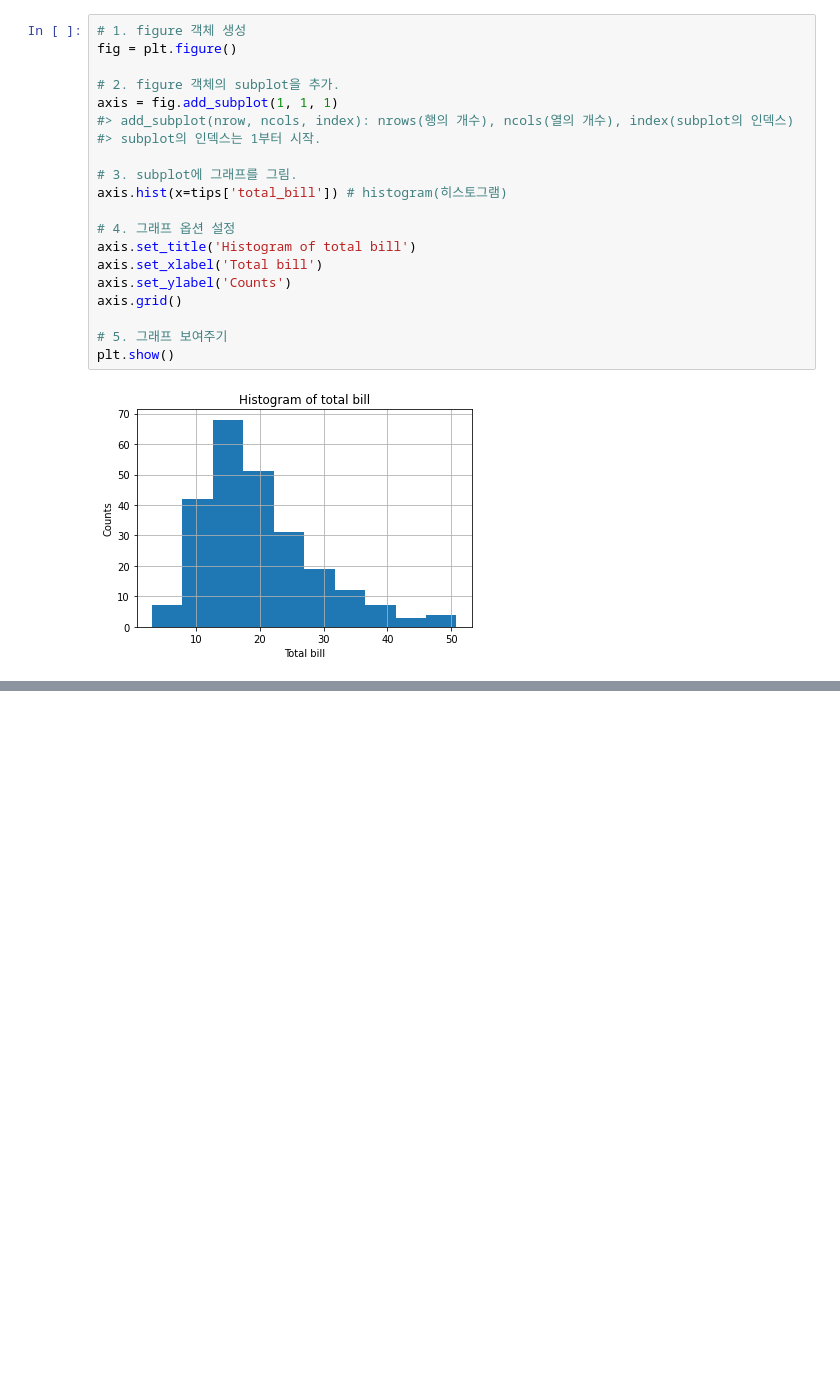
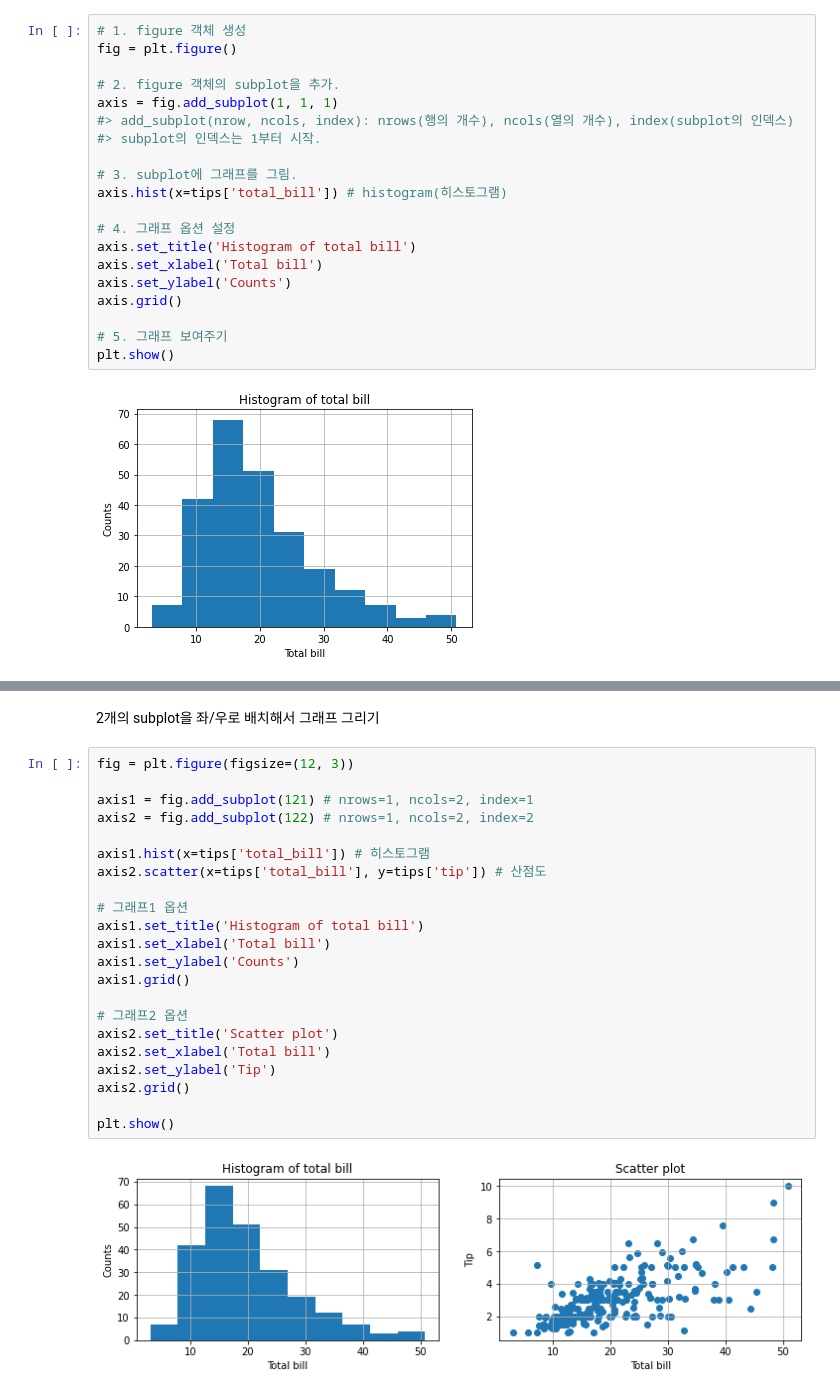
Before and after one commit to sejinseo/Itwill_Python, a Jupyter notebook: py21_matplotlib.ipynb, the cells around one changed output, grey strips where cells are left out. Drawn from its saved outputs; the diff is of its cells as text; blank space fills up the shorter version.

```diff
--- a/py21_matplotlib.ipynb
+++ b/py21_matplotlib.ipynb
@@ -54,0 +81,26 @@ plt.show()
+# %% [markdown]
+2개의 subplot을 좌/우로 배치해서 그래프 그리기
+# %%
+fig = plt.figure(figsize=(12, 3))
+
+axis1 = fig.add_subplot(121) # nrows=1, ncols=2, index=1
+axis2 = fig.add_subplot(122) # nrows=1, ncols=2, index=2
+
+axis1.hist(x=tips['total_bill']) # 히스토그램
+axis2.scatter(x=tips['total_bill'], y=tips['tip']) # 산점도
+
+# 그래프1 옵션
+axis1.set_title('Histogram of total bill')
+axis1.set_xlabel('Total bill')
+axis1.set_ylabel('Counts')
+axis1.grid()
+
+# 그래프2 옵션
+axis2.set_title('Scatter plot')
+axis2.set_xlabel('Total bill')
+axis2.set_ylabel('Tip')
+axis2.grid()
+
+plt.show()
+# %% [output]
+[figure, added]
```
Also changed, not shown: parts of 8 cells of this notebook.
